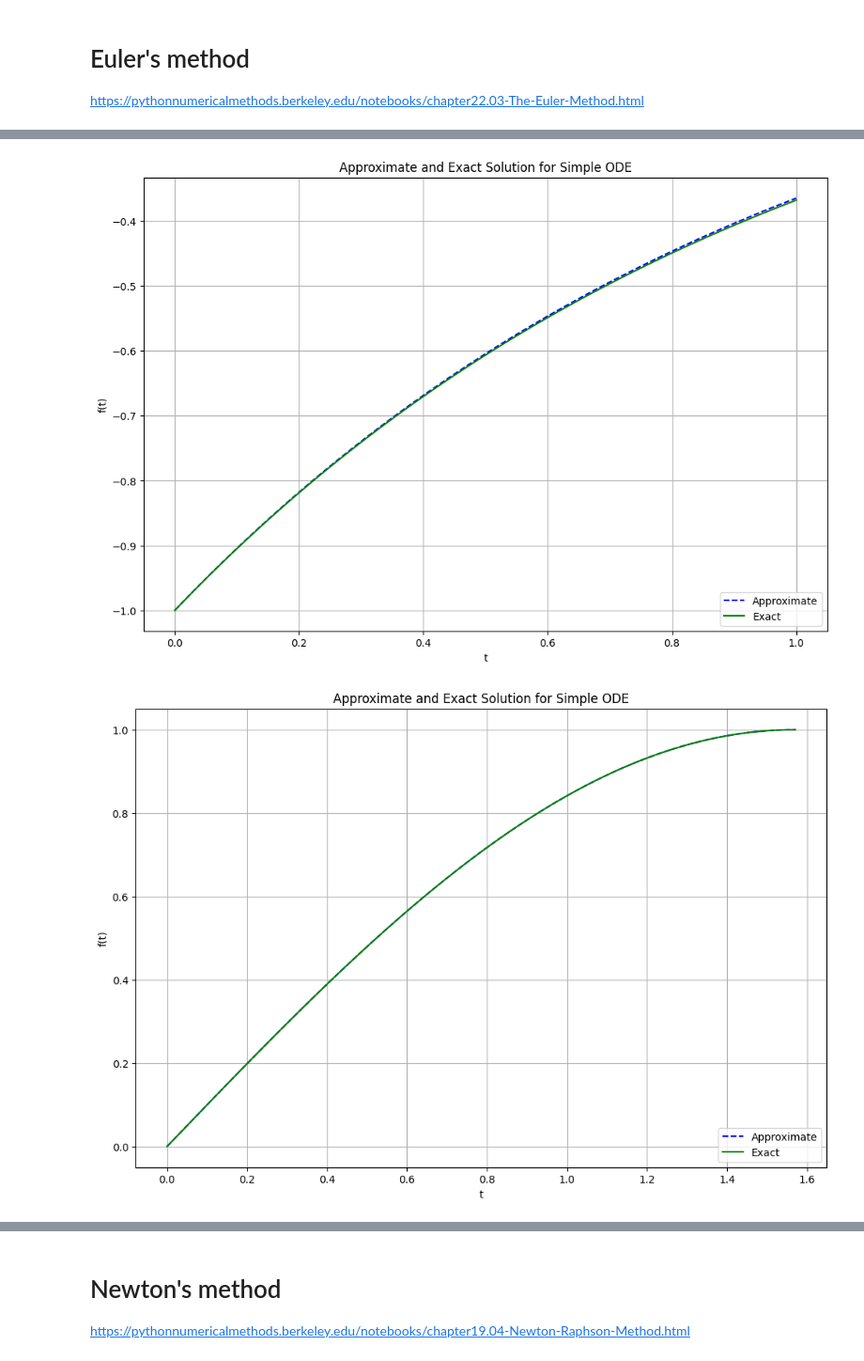
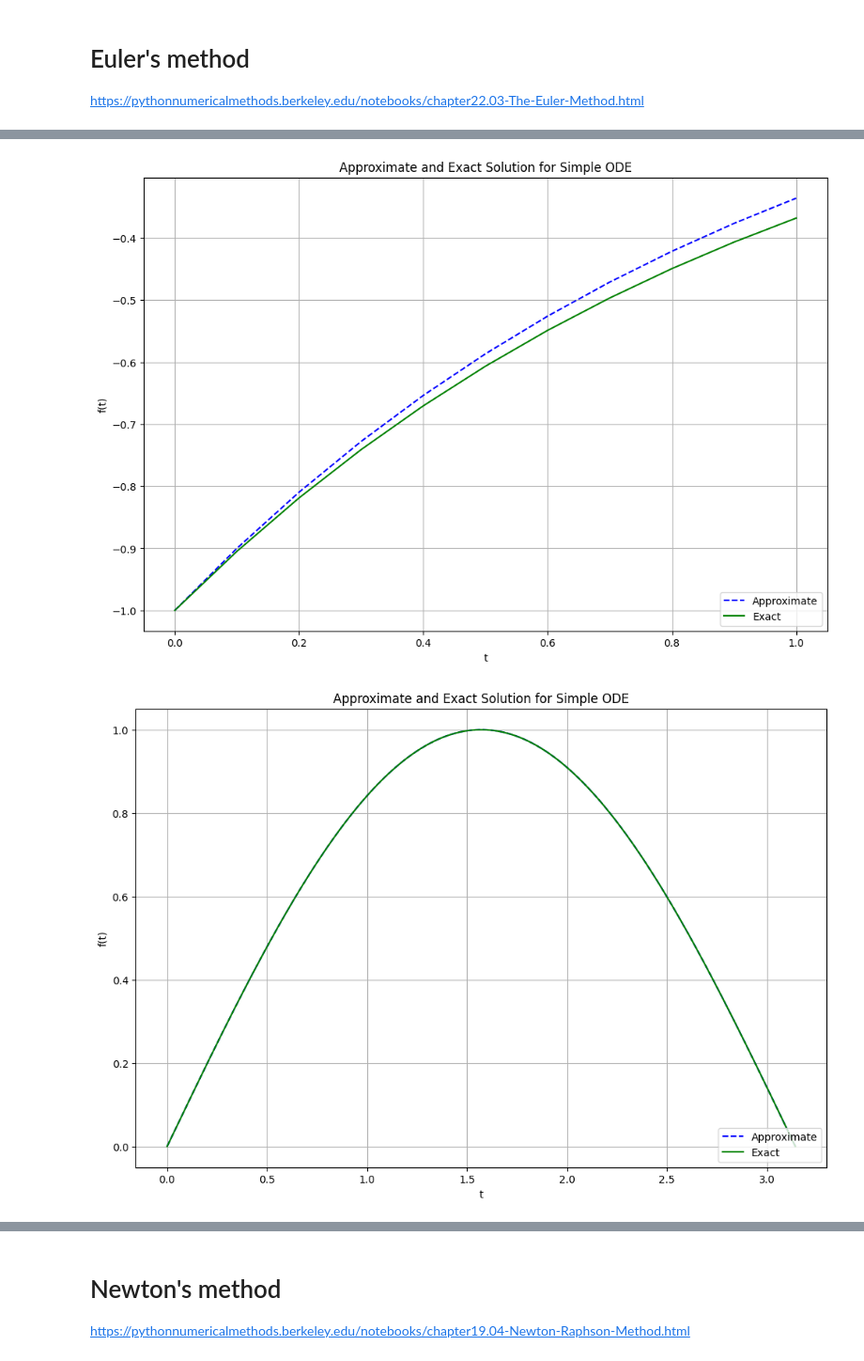
Before and after one commit to HengruiBaiCN/stanford-cs-229-machine-learning, a Jupyter notebook: honor/calculus.ipynb, the cells around one changed output, grey strips where cells are left out. Shown: that part at 94% size. Saved outputs shown, nothing was run; the diff lists cells and outputs as text; code cells hidden in the pictures.

```diff
--- a/honor/calculus.ipynb
+++ b/honor/calculus.ipynb
@@ -195,7 +220,7 @@ At x=10.0000, y=2037.0000
 
 # Define parameters
 f = lambda t, s: np.exp(-t) # ODE
-h = 0.01 # Step size
+h = 0.1 # Step size
 t = np.arange(0, 1 + h, h) # Numerical grid
 s0 = -1 # Initial Condition
 
@@ -218,39 +243,39 @@ plt.grid()
 plt.legend(loc='lower right')
 plt.show()
 # %% [output]
-[figure, old version]
+[figure, new version]
 # %%
 # plt.style.use('seaborn-poster')
 # %matplotlib inline
 
 # Define parameters
 f = lambda t, s: np.cos(t) # ODE
 h = 0.0001 # Step size
-t = np.arange(0, np.pi/2 + h, h) # Numerical grid
+t = np.arange(0, np.pi + h, h) # Numerical grid
 s0 = 0 # Initial Condition
 
 
 # Explicit Euler Method
 s = np.zeros(len(t))
 s[0] = s0
 
 for i in range(0, len(t) - 1):
     s[i + 1] = s[i] + h*f(t[i], s[i])
 
 plt.figure(figsize = (12, 8))
 plt.plot(t, s, 'b--', label='Approximate')
 plt.plot(t, np.sin(t), 'g', label='Exact')
 plt.title('Approximate and Exact Solution \
 for Simple ODE')
 plt.xlabel('t')
 plt.ylabel('f(t)')
 plt.grid()
 plt.legend(loc='lower right')
 plt.show()
 
 # print(np.cos(1))
 # %% [output]
-[figure, old version]
+[figure, new version]
 # %%
 # plt.style.use('seaborn-poster')
 # %matplotlib inline
```
Also changed, not shown: parts of 5 cells of this notebook, 1 other file.
